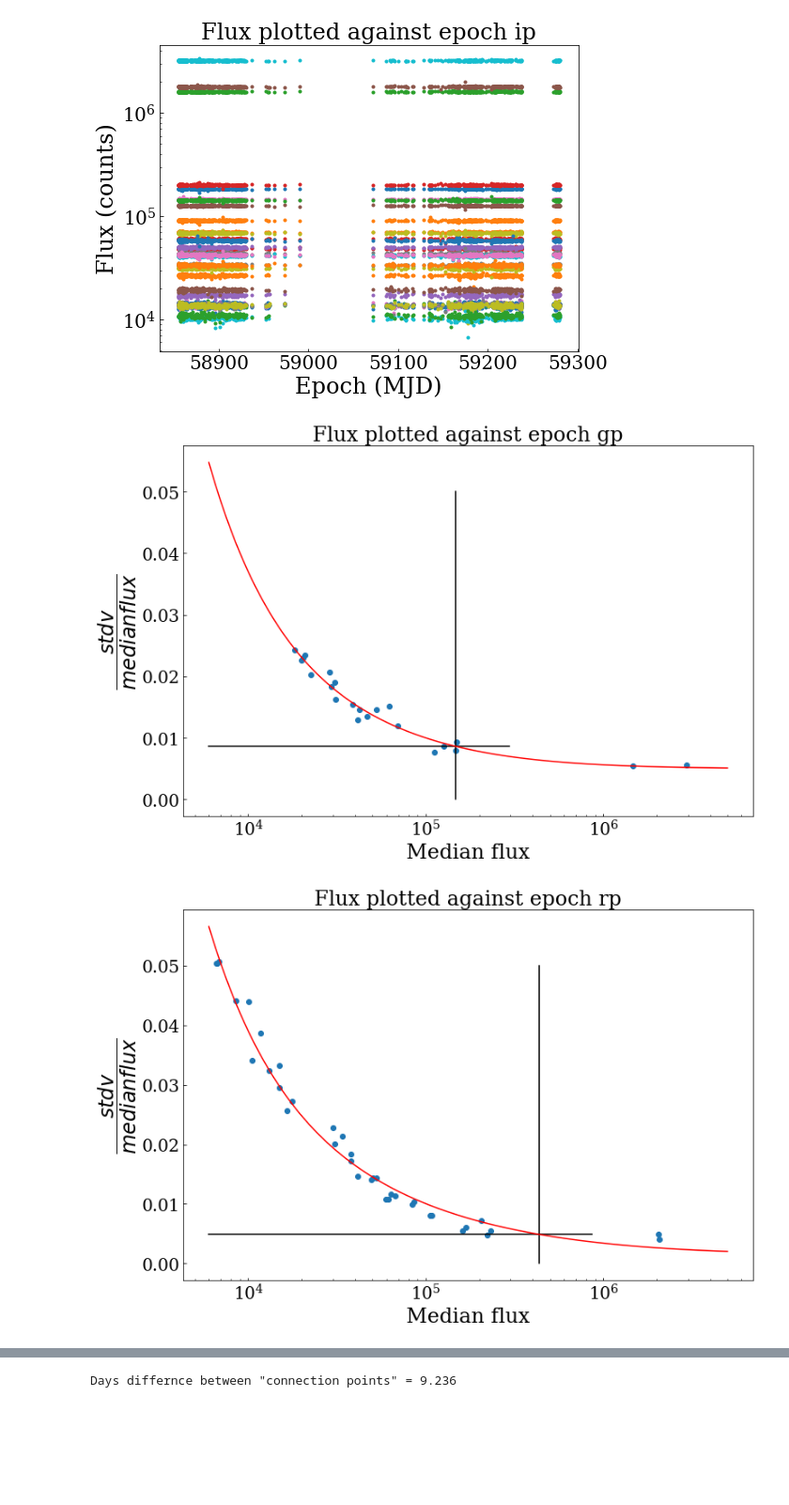
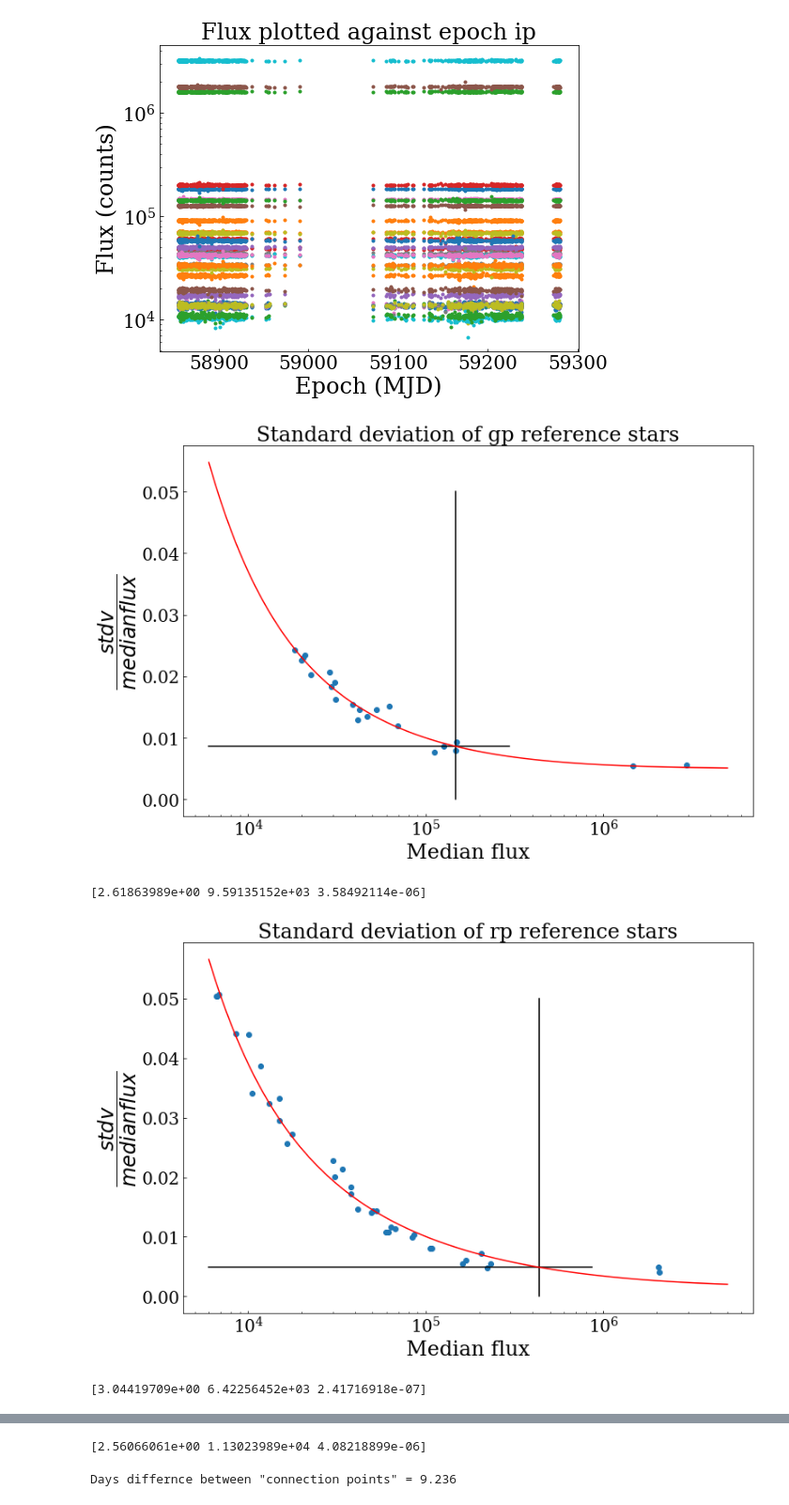
Before and after one commit to BartOuwehand/BRPJ0600, a Jupyter notebook: Differential photometry.ipynb, the cells around one changed output, grey strips where cells are left out. Shown at 94% size. Drawn from its saved outputs; the diff is of its cells as text; code cells hidden in the pictures; blank space fills up the shorter version.

```diff
--- a/Differential photometry.ipynb
+++ b/Differential photometry.ipynb
@@ -777,22 +777,25 @@ for f in filt:
 # %%
 est_errpar = {}
 for f in filt:
     popt,pcov=optimize.curve_fit(starRMS_model, medflux3[f],np.nanstd((flux5[f].T/ALC_final[f]).T/medflux3[f],axis=0))
     est_errpar[f] = popt
 
 x = np.linspace(6e3,5e6,10000)
 for f in filt:
     plt.figure(figsize=(12,8))
     plt.plot([np.nanmedian(J0600_flux[f])]*2,[0.0,0.05],c='black')
     plt.plot([6e3,2*np.nanmedian(J0600_flux[f])],[starRMS_model(np.nanmedian(J0600_flux[f]),*est_errpar[f])]*2,c='black')
     plt.plot(x,starRMS_model(x,*est_errpar[f]),c='r',linestyle='-')
     plt.scatter(medflux3[f],np.nanstd((flux5[f].T/ALC_final[f]).T/medflux3[f],axis=0))
     plt.xscale('log')
-    plt.title("Flux plotted against epoch "+f)
+    plt.title("Standard deviation of "+f+" reference stars")
     plt.ylabel('$\dfrac{stdv}{median flux}$')
     plt.xlabel('Median flux')
     #plt.axis(ymax=6e6)
     plt.show()
+    print (est_errpar[f])
 # %% [output]
-[figure, old version]
+[figure, new version]
+[2.61863989e+00 9.59135152e+03 3.58492114e-06]
-[figure, old version]
+[figure, new version]
+[3.04419709e+00 6.42256452e+03 2.41716918e-07]
@@ -800,3 +803,4 @@ for f in filt:
+[2.56066061e+00 1.13023989e+04 4.08218899e-06]
 # %%
 def zeropoint(m,a):
     return m + a
```
Also changed, not shown: parts of 7 cells of this notebook, 1 other file.
